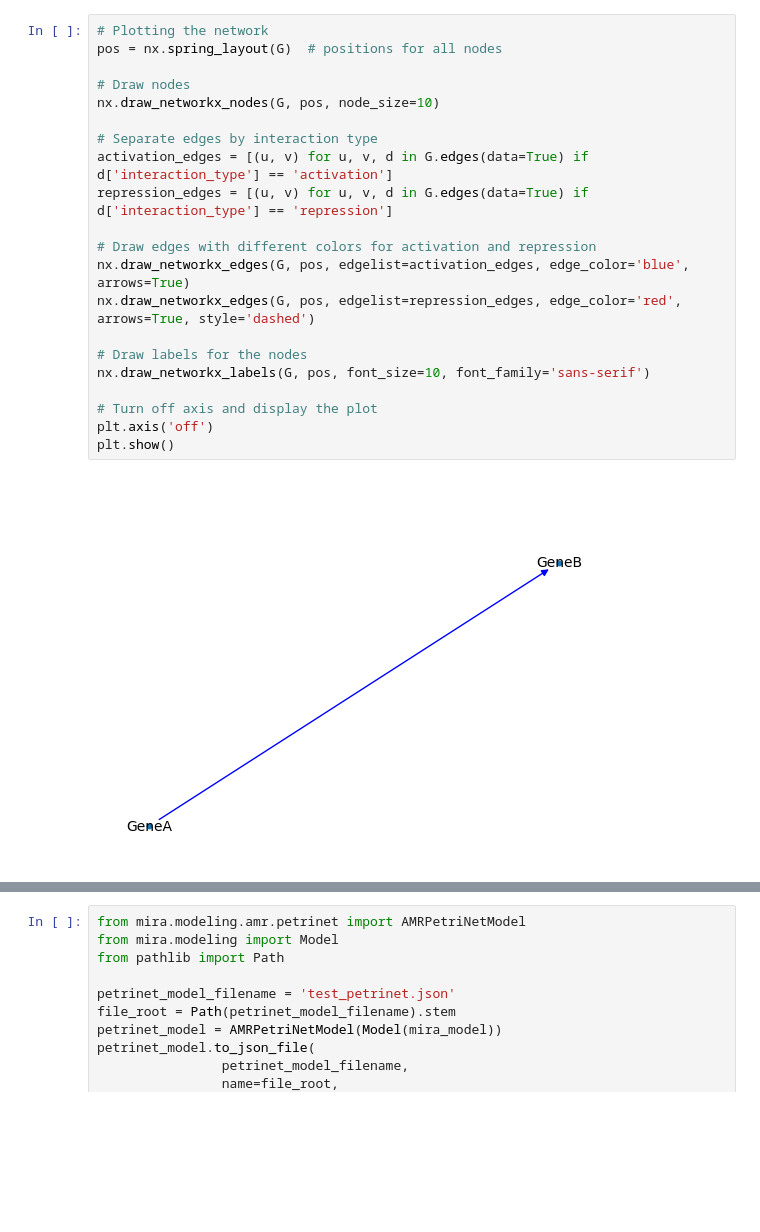
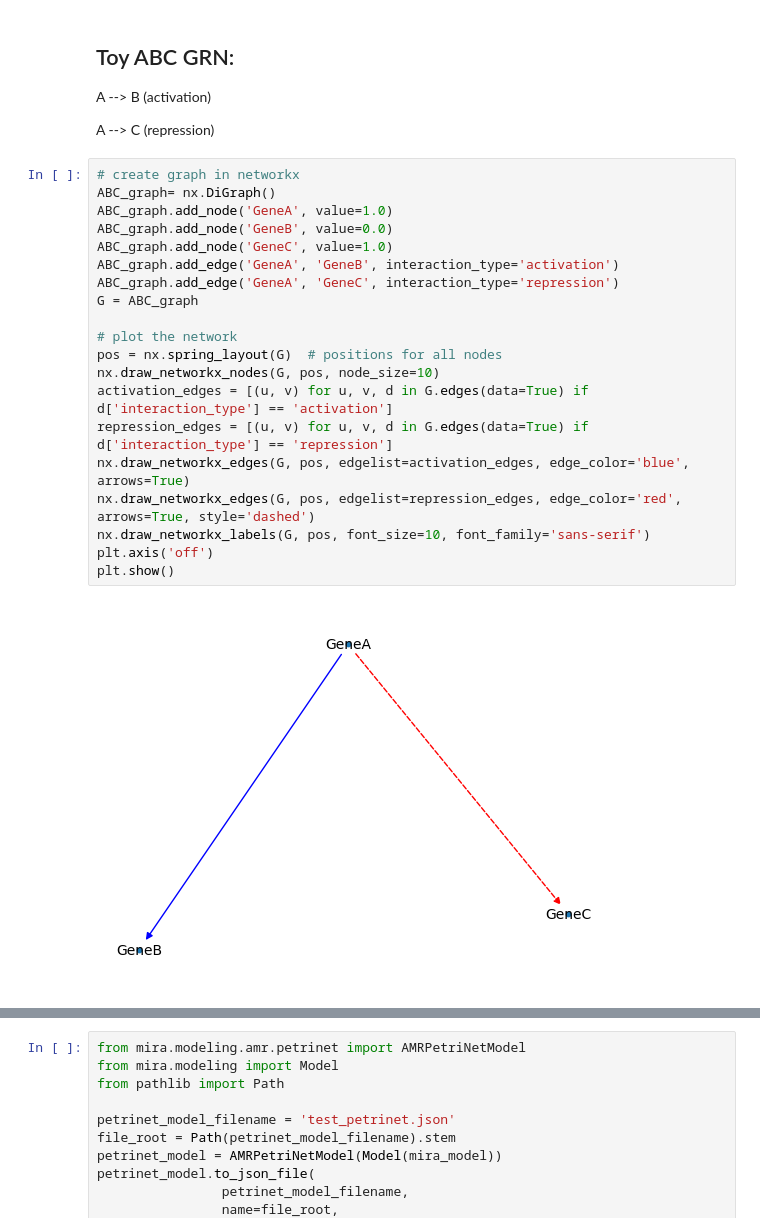
Before and after one commit to CRISPR-CARB/nocap, a Jupyter notebook: notebooks/pyciemss_test.ipynb, the cells around one changed output, grey strips where cells are left out. Cells and saved outputs as stored; diff of their text form; blank space fills up the shorter version.

```diff
--- a/notebooks/pyciemss_test.ipynb
+++ b/notebooks/pyciemss_test.ipynb
@@ -60,26 +13,31 @@ for edge in edges:
+# %% [markdown]
+## Toy ABC GRN:
+
+A --> B (activation)
+
+A --> C (repression)
 # %%
-# Plotting the network
+# create graph in networkx
+ABC_graph= nx.DiGraph()
+ABC_graph.add_node('GeneA', value=1.0)
+ABC_graph.add_node('GeneB', value=0.0)
+ABC_graph.add_node('GeneC', value=1.0)
+ABC_graph.add_edge('GeneA', 'GeneB', interaction_type='activation')
+ABC_graph.add_edge('GeneA', 'GeneC', interaction_type='repression')
+G = ABC_graph
+
+# plot the network
 pos = nx.spring_layout(G)  # positions for all nodes
-
-# Draw nodes
 nx.draw_networkx_nodes(G, pos, node_size=10)
-
-# Separate edges by interaction type
 activation_edges = [(u, v) for u, v, d in G.edges(data=True) if d['interaction_type'] == 'activation']
 repression_edges = [(u, v) for u, v, d in G.edges(data=True) if d['interaction_type'] == 'repression']
-
-# Draw edges with different colors for activation and repression
 nx.draw_networkx_edges(G, pos, edgelist=activation_edges, edge_color='blue', arrows=True)
 nx.draw_networkx_edges(G, pos, edgelist=repression_edges, edge_color='red', arrows=True, style='dashed')
-
-# Draw labels for the nodes
 nx.draw_networkx_labels(G, pos, font_size=10, font_family='sans-serif')
-
-# Turn off axis and display the plot
 plt.axis('off')
 plt.show()
 # %% [output]
-[figure, old version]
+[figure, new version]
 # %%
 filename = "test_dag.xml"
 utility.create_sbml_model_from_nx(G,filename)
```
Also changed, not shown: parts of 18 cells of this notebook, 7 other files.
